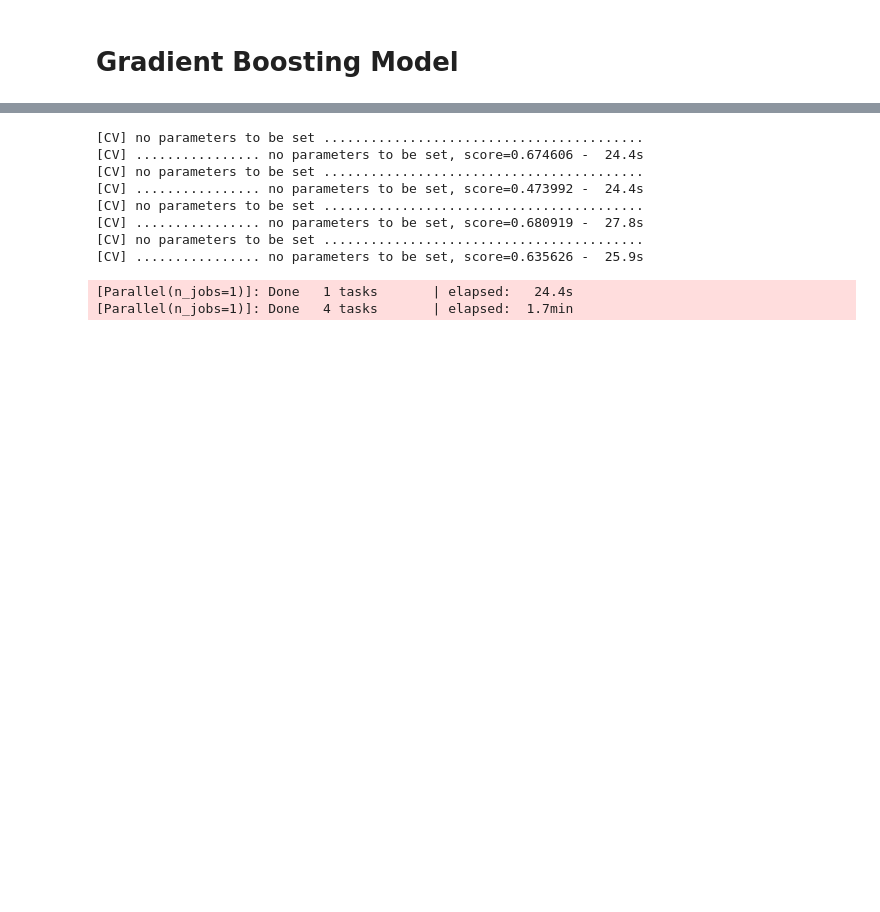
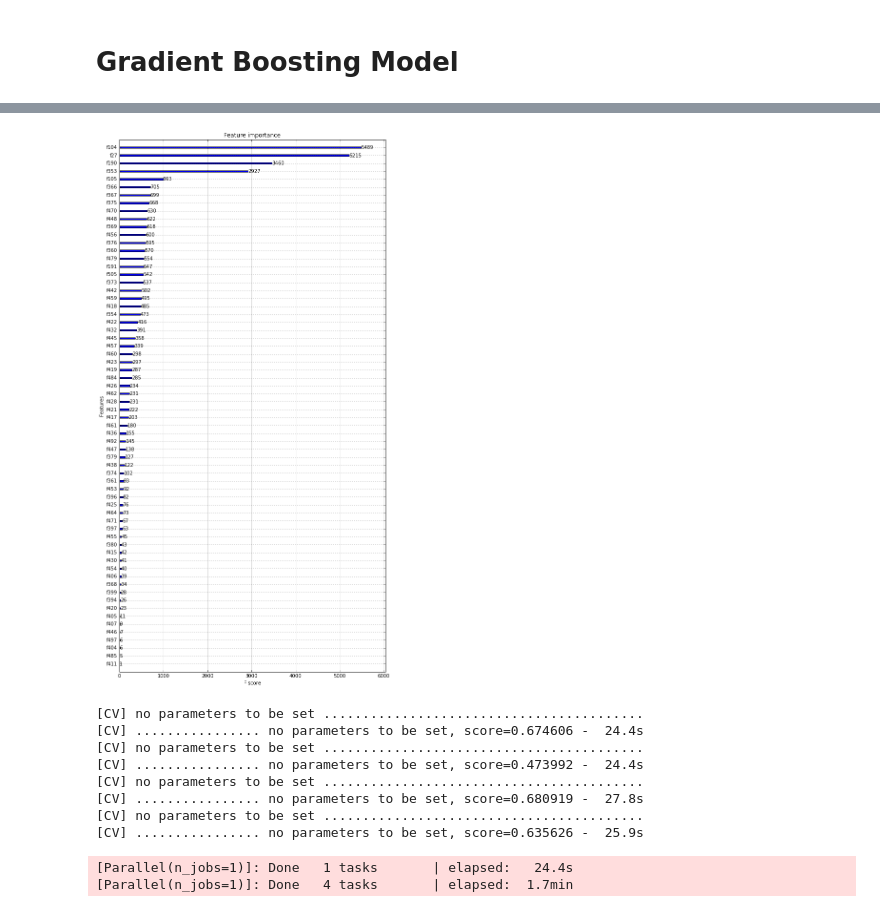
Before and after one commit to davidgasquez/kaggle-airbnb, a Jupyter notebook: scripts/gradient_boosting.ipynb, the cells around one changed output, grey strips where cells are left out. Drawn from its saved outputs; the diff is of its cells as text; code cells hidden in the pictures; blank space fills up the shorter version.

Commit message:
Start exploring xgboost feature importance

```diff
--- a/scripts/gradient_boosting.ipynb
+++ b/scripts/gradient_boosting.ipynb
@@ -25,7 +12,6 @@ def generate_submission(y_pred, test_users_ids, label_encoder):
 # %%
 path = '../data/processed/'
-train_users = pd.read_csv(path + 'encoded_train_users.csv', nrows=10000)
-test_users = pd.read_csv(path + 'encoded_test_users.csv', nrows=10000)
+train_users = pd.read_csv(path + 'ohe_count_processed_train_users.csv', nrows=10000)
 # %%
 y_train = train_users['country_destination']
 train_users.drop('country_destination', axis=1, inplace=True)
@@ -68,3 +128,9 @@ y_pred = clf.predict_proba(x_test)
+# %%
+plot_importance(clf.booster(),height=0.2)
+from pylab import rcParams
+rcParams['figure.figsize'] = 20, 20
+# %% [output]
+[figure, added]
 # %%
 ndcg = cross_val_score(clf, x_train, encoded_y_train,
                        verbose=10, cv=5, scoring=ndcg_scorer)
```
Also changed, not shown: parts of 12 cells of this notebook.
